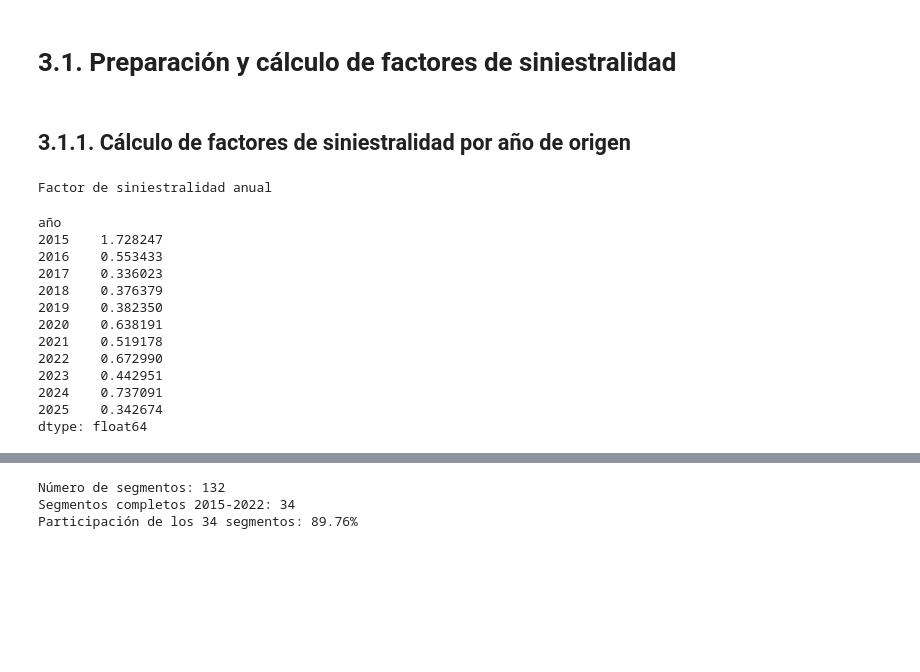
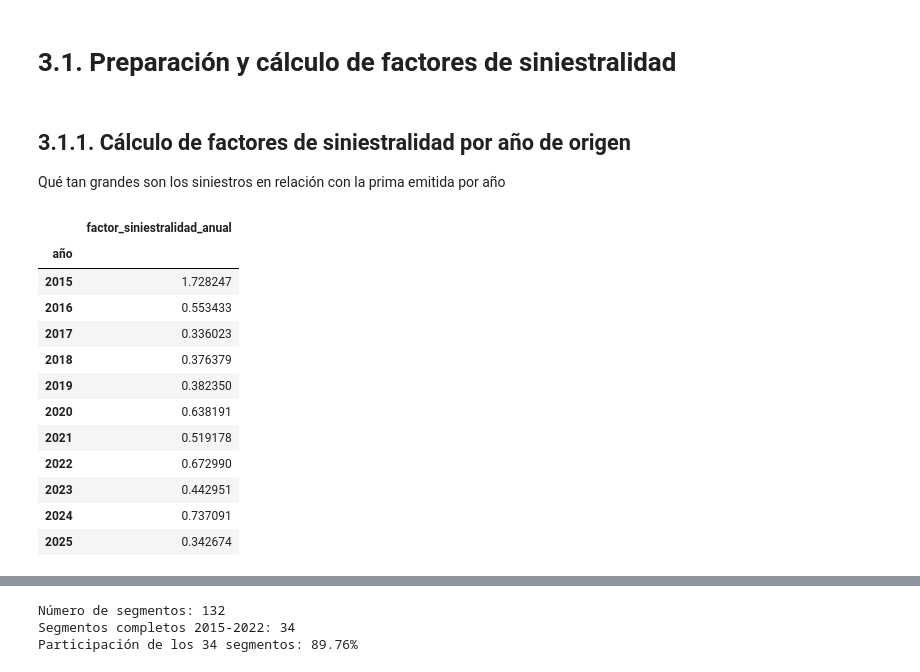
Before and after one commit to estebanto7/Repositorio_Reservas_Maritimas_Plantilla, a Jupyter notebook: notebooks/03_siniestralidad_conglomerados.ipynb, the cells around one changed output, grey strips where cells are left out. Saved outputs shown, nothing was run; the diff lists cells and outputs as text; code cells hidden in the pictures; blank space fills up the shorter version.

```diff
--- a/notebooks/03_siniestralidad_conglomerados.ipynb
+++ b/notebooks/03_siniestralidad_conglomerados.ipynb
@@ -52,50 +52,50 @@ Siniestros: (2763, 14)
 # 3.1. Preparación y cálculo de factores de siniestralidad
 # %% [markdown]
 ## 3.1.1. Cálculo de factores de siniestralidad por año de origen
+
+Qué tan grandes son los siniestros en relación con la prima emitida por año
 # %%
 # ------------------------------------------
 # 3.1.1 Siniestralidad total por año
 # ------------------------------------------
 
 # Columnas de desarrollo ajustadas por INPC
 columnas = [f"{i}_monto pagado_ajustada" for i in range(4)]
 
 # Sumar los desarrollos de cada registro
 siniestros_ajustados["siniestro_total"] = (
     siniestros_ajustados[columnas].sum(axis=1, min_count=1)
 )
 
 # Agrupar los siniestros por año de origen
 siniestros_anual = (
     siniestros_ajustados
     .groupby("año")["siniestro_total"]
     .sum()
 ).round(2)
 
 # Sumar todas las primas emitidas de cada año
 primas_anual = (
     emision_ajustada
     .groupby("año")["prima_emitida_ajustada"]
     .sum()
 ).round(2)
 
 # Calcular el factor de siniestralidad del mercado
 factor_anual = siniestros_anual / primas_anual.replace(0, 1)
 
-print("Factor de siniestralidad anual")
-factor_anual
+factor_anual.reset_index().rename(columns={0: "factor_siniestralidad_anual"}).set_index("año")
 # %% [output]
-Factor de siniestralidad anual
-año
-2015    1.728247
-2016    0.553433
-2017    0.336023
-2018    0.376379
-2019    0.382350
-2020    0.638191
-2021    0.519178
-2022    0.672990
-2023    0.442951
-2024    0.737091
-2025    0.342674
-dtype: float64
+|  | factor_siniestralidad_anual |
+| año |  |
+| 2015 | 1.728247 |
+| 2016 | 0.553433 |
+| 2017 | 0.336023 |
+| 2018 | 0.376379 |
+| 2019 | 0.382350 |
+| 2020 | 0.638191 |
+| 2021 | 0.519178 |
+| 2022 | 0.672990 |
+| 2023 | 0.442951 |
+| 2024 | 0.737091 |
+| 2025 | 0.342674 |
```
Also changed, not shown: parts of 8 cells of this notebook, 1 other file.
